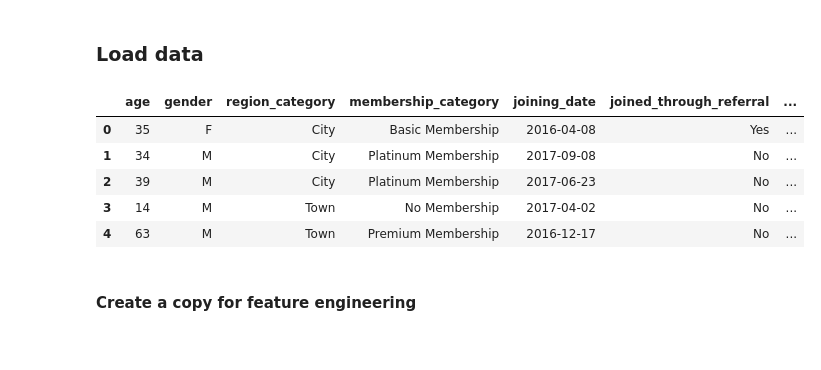
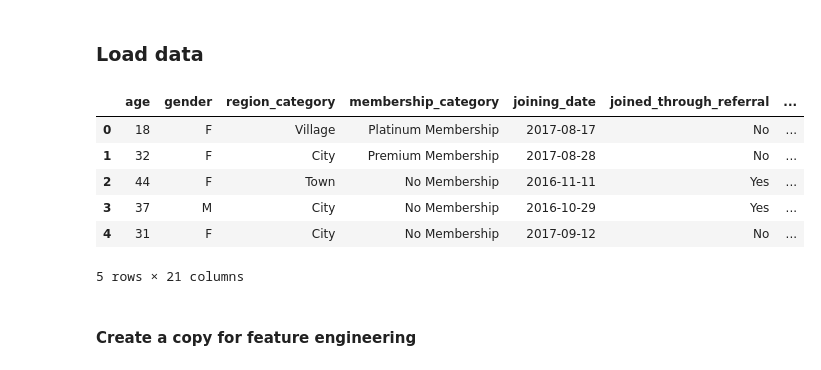
Before and after one commit to MohamedMostafa259/Customer-Churn-Prediction-and-Analysis, a Jupyter notebook: Milestone2_FeatureEng_AdvancedAnalysis/notebooks/FeatureEngineering.ipynb, the cells around one changed output. Saved outputs shown, nothing was run; the diff lists cells and outputs as text; code cells hidden in the pictures.

```diff
--- a/Milestone2_FeatureEng_AdvancedAnalysis/notebooks/FeatureEngineering.ipynb
+++ b/Milestone2_FeatureEng_AdvancedAnalysis/notebooks/FeatureEngineering.ipynb
@@ -14,15 +13,16 @@ warnings.filterwarnings("ignore")
 # %% [markdown]
 ### Load data
 # %%
-train_cleaned = pd.read_csv('https://raw.githubusercontent.com/MohamedMostafa259/Customer-Churn-Prediction-and-Analysis/main/Milestone1_DataCollection_Exploration_Preprocessing/data/train_cleaned.csv')
+train_cleaned = pd.read_csv('https://raw.githubusercontent.com/MohamedMostafa259/Customer-Churn-Prediction-and-Analysis/main/Milestone1_DataCollection_EDA_DataCleaning/data/train_cleaned_imputed.csv')
 train_cleaned.head()
 # %% [output]
 |  | age | gender | region_category | membership_category | joining_date | joined_through_referral | ... |
-| 0 | 35 | F | City | Basic Membership | 2016-04-08 | Yes | ... |
-| 1 | 34 | M | City | Platinum Membership | 2017-09-08 | No | ... |
-| 2 | 39 | M | City | Platinum Membership | 2017-06-23 | No | ... |
-| 3 | 14 | M | Town | No Membership | 2017-04-02 | No | ... |
-| 4 | 63 | M | Town | Premium Membership | 2016-12-17 | No | ... |
+| 0 | 18 | F | Village | Platinum Membership | 2017-08-17 | No | ... |
+| 1 | 32 | F | City | Premium Membership | 2017-08-28 | No | ... |
+| 2 | 44 | F | Town | No Membership | 2016-11-11 | Yes | ... |
+| 3 | 37 | M | City | No Membership | 2016-10-29 | Yes | ... |
+| 4 | 31 | F | City | No Membership | 2017-09-12 | No | ... |
+5 rows × 21 columns
 # %% [markdown]
 #### Create a copy for feature engineering
 # %%
```
Also changed, not shown: parts of 21 cells of this notebook, 6 other files.
